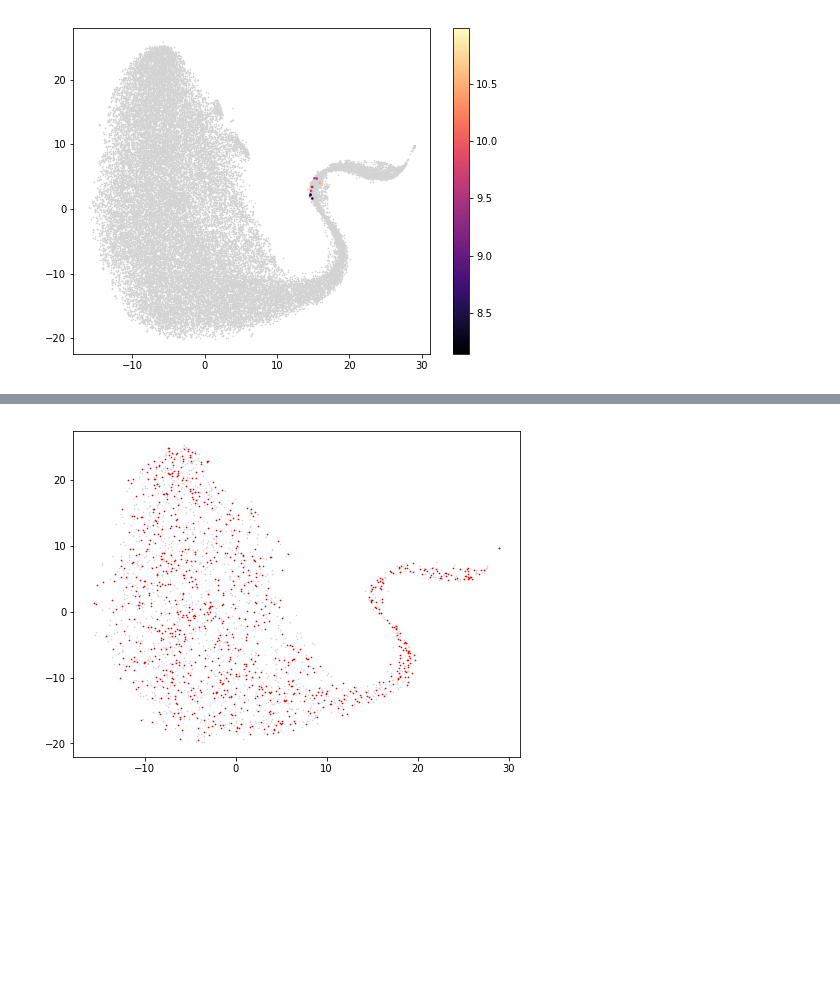
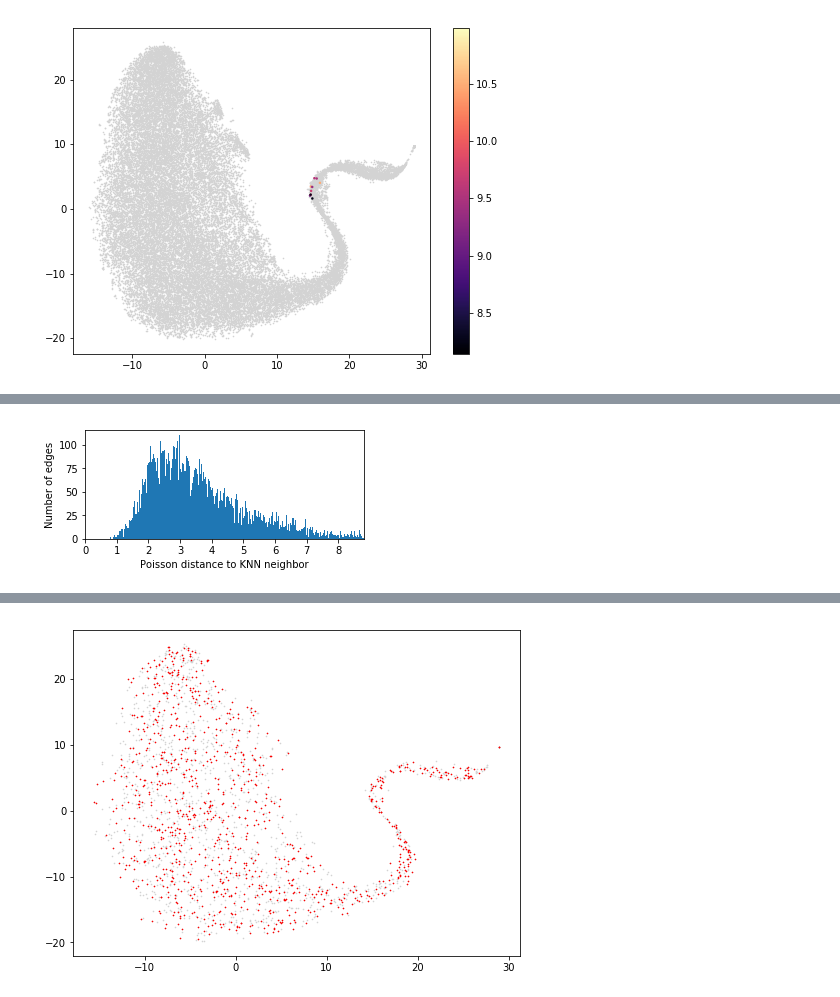
Before and after one commit to linnarsson-lab/adult-human-brain, a Jupyter notebook: notebooks/PoissonNeighborhood_Oligos.ipynb, the cells around one changed output, grey strips where cells are left out. Saved outputs shown, nothing was run; the diff lists cells and outputs as text; code cells hidden in the pictures; blank space fills up the shorter version.

```diff
--- a/notebooks/PoissonNeighborhood_Oligos.ipynb
+++ b/notebooks/PoissonNeighborhood_Oligos.ipynb
@@ -100,0 +192,14 @@ with loompy.connect("/Users/sten/L1_OligoPons.loom") as ds:
+# %%
+#f = "/Users/sten/build_20171205/L1_Hippocampus_nfactors=100_k=25_ksmoothing=25_a=1_b=10_c=1_d=10_log=True_normalize=True_accel=False.loom"
+f = "/Users/sten/build_20171205/L1_Sympathetic_nfactors=100_k=20_ksmoothing=10_a=1_b=10_c=1_d=10_log=True_normalize=True_accel=False.loom"
+
+with loompy.connect(f) as ds:
+    knn = ds.col_graphs.KNN
+    vals = knn.data[knn.data > 0]
+    plt.figure(figsize=(5,2))
+    plt.hist(vals, bins=1000)
+    plt.xlim(0,np.percentile(vals,99))
+    plt.ylabel("Number of edges")
+    plt.xlabel("Poisson distance to KNN neighbor")
+# %% [output]
+[figure, added]
```
Also changed, not shown: parts of 18 cells of this notebook, 10 other files.
